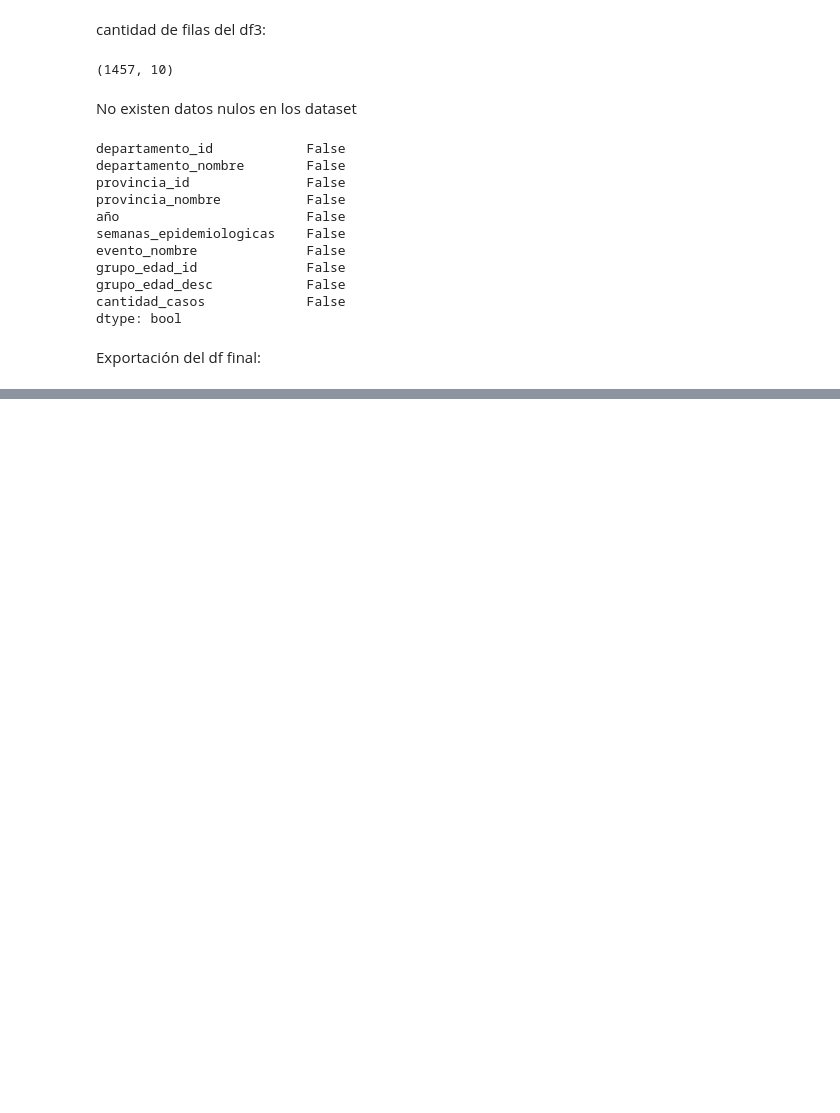
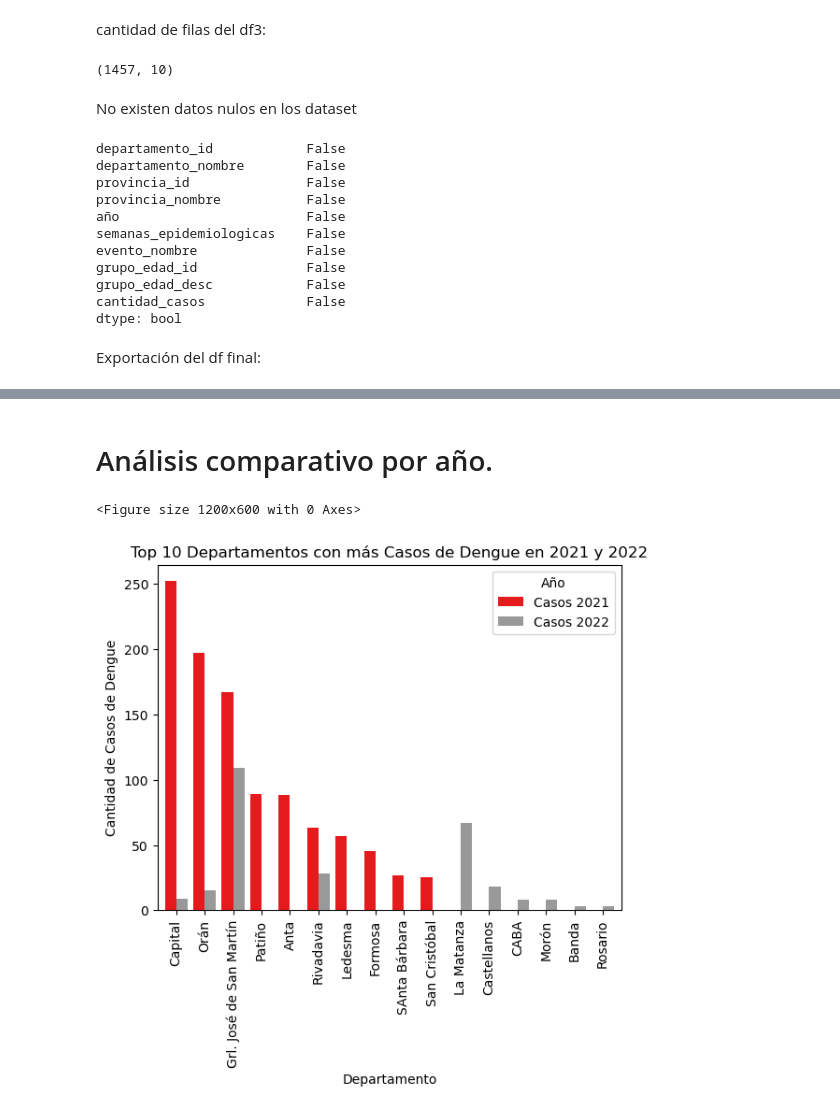
Before and after one commit to adolfo85/dengueargentina2021_2022, a Jupyter notebook: 0.0-análisis_de_dengue_en_argentina_2021_2022-introduction.ipynb, the cells around one changed output, grey strips where cells are left out. Drawn from its saved outputs; the diff is of its cells as text; code cells hidden in the pictures; blank space fills up the shorter version.

```diff
--- a/0.0-análisis_de_dengue_en_argentina_2021_2022-introduction.ipynb
+++ b/0.0-análisis_de_dengue_en_argentina_2021_2022-introduction.ipynb
@@ -110,0 +170,28 @@ df3.to_csv('../data/dffinal.csv', index=False)
+# %% [markdown]
+# Análisis comparativo por año.
+# %%
+
+
+# Obtener el recuento de casos de dengue por departamento y año
+departamento_casos_por_año = df.groupby(['departamento_nombre', 'año']).size().unstack(fill_value=0)
+
+# Obtener los 10 departamentos con más casos en cada año
+top_10_departamentos_2021 = departamento_casos_por_año[2021].nlargest(10)
+top_10_departamentos_2022 = departamento_casos_por_año[2022].nlargest(10)
+
+# Unir los datos de ambos años en un solo DataFrame
+data = pd.concat([top_10_departamentos_2021, top_10_departamentos_2022], axis=1)
+data.columns = ['Casos 2021', 'Casos 2022']
+
+# Graficar el histograma de barras agrupadas
+plt.figure(figsize=(12, 6))
+data.plot(kind='bar', width=0.8, colormap='Set1')
+plt.xlabel('Departamento')
+plt.ylabel('Cantidad de Casos de Dengue')
+plt.title('Top 10 Departamentos con más Casos de Dengue en 2021 y 2022')
+plt.xticks(rotation=90)
+plt.legend(title='Año')
+plt.show()
+# %% [output]
+<Figure size 1200x600 with 0 Axes>
+[figure, added]
```
Also changed, not shown: parts of 10 cells of this notebook.
